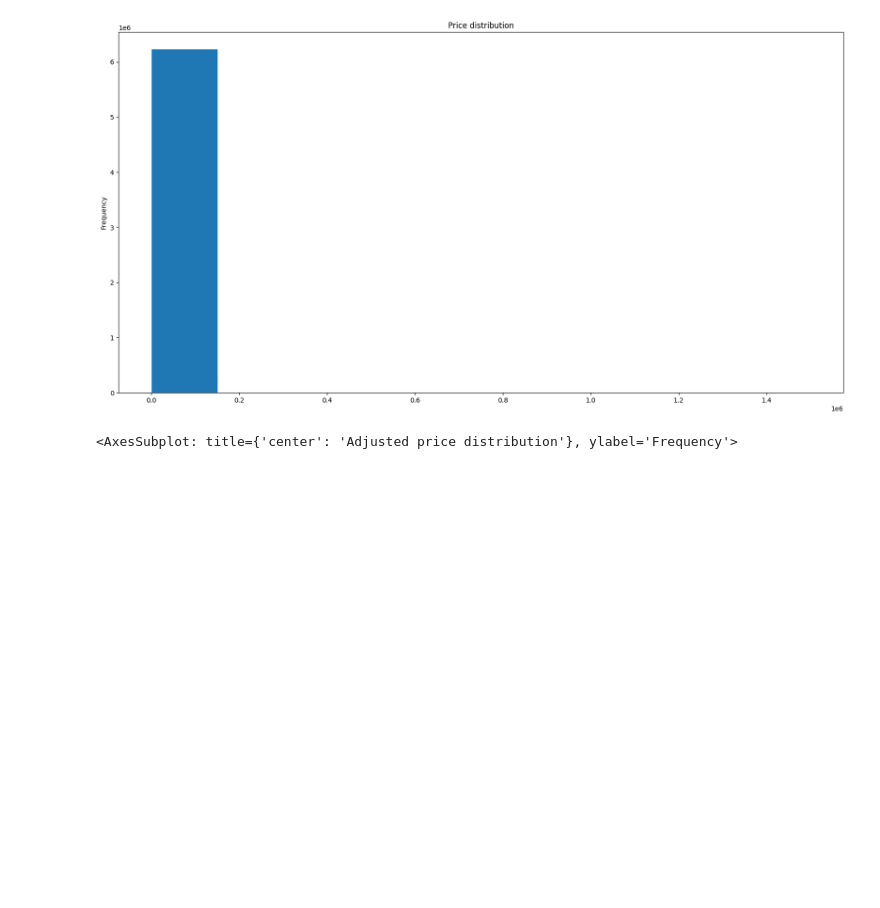
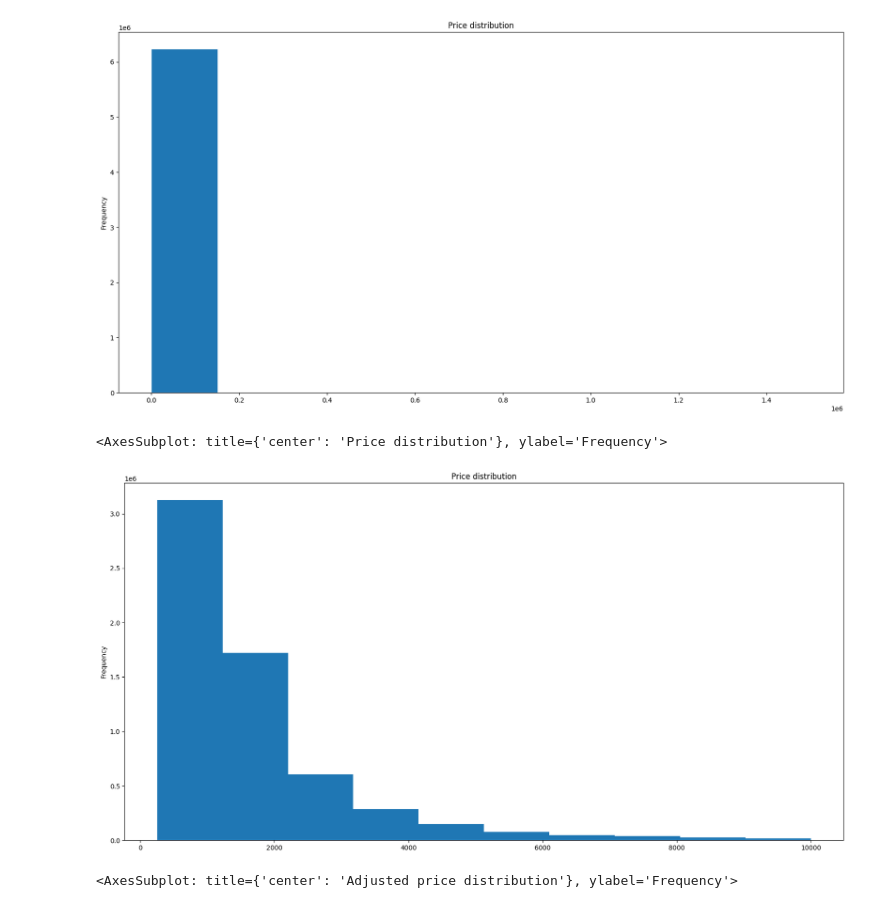
Before and after one commit to YoungYan-0/DSA5104_Project, a Jupyter notebook: Jupyter Notebooks/sql_table_and_visualization.ipynb, the cells around one changed output. Cells and saved outputs as stored; diff of their text form; code cells hidden in the pictures; blank space fills up the shorter version.

```diff
--- a/Jupyter Notebooks/sql_table_and_visualization.ipynb
+++ b/Jupyter Notebooks/sql_table_and_visualization.ipynb
@@ -234,6 +235,11 @@ calendar["price"].plot(kind='hist', figsize=(20,10), title='Price distribution')
 # %% [output]
 <AxesSubplot: title={'center': 'Price distribution'}, ylabel='Frequency'>
 [figure]
+# %%
+calendar[calendar["price"] < 10000]["price"].plot(kind='hist', figsize=(20,10), title='Price distribution')
+# %% [output]
+<AxesSubplot: title={'center': 'Price distribution'}, ylabel='Frequency'>
+[figure, added]
 # %%
 calendar["adjusted_price"].plot(kind='hist', figsize=(20,10), title='Adjusted price distribution')
 # %% [output]
```
Also changed, not shown: parts of 1 cell of this notebook.
